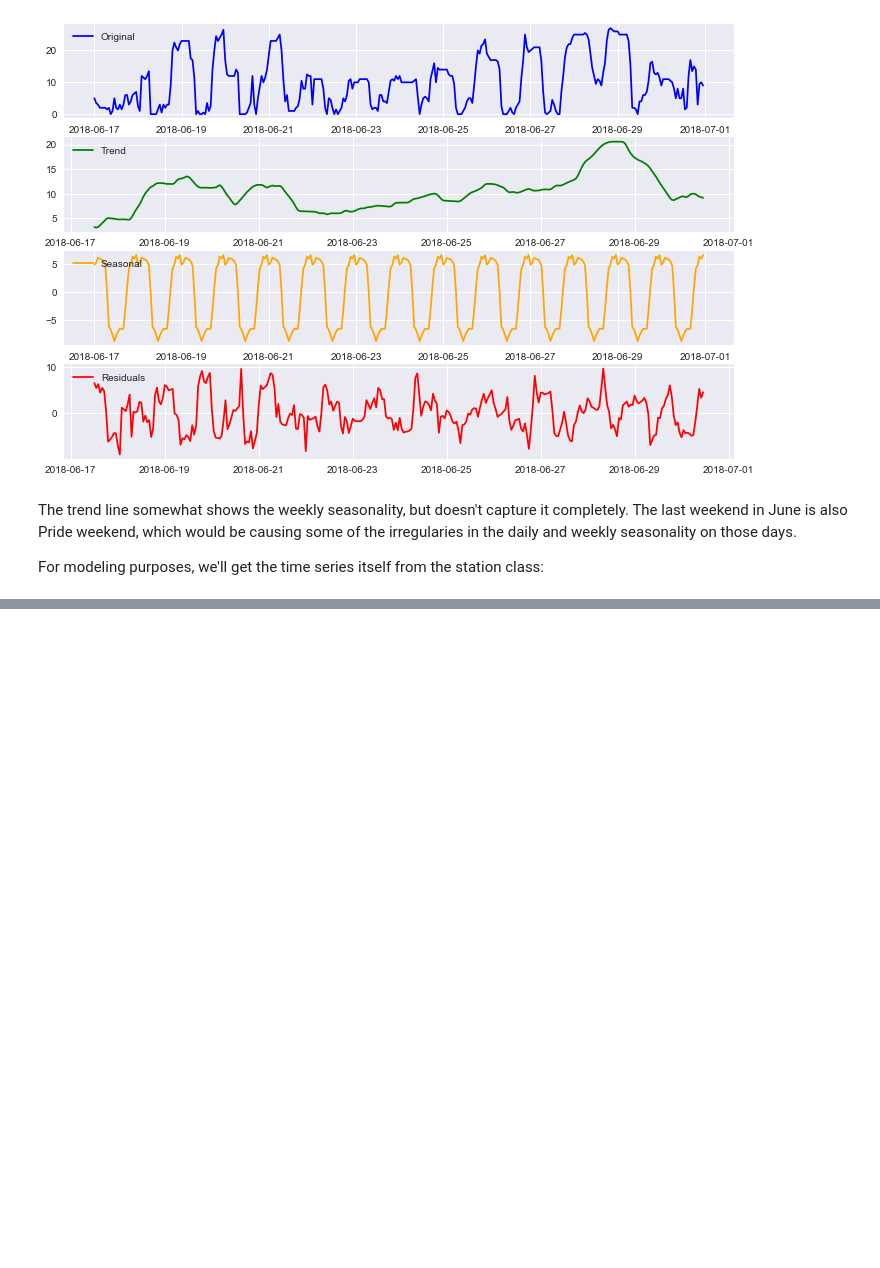
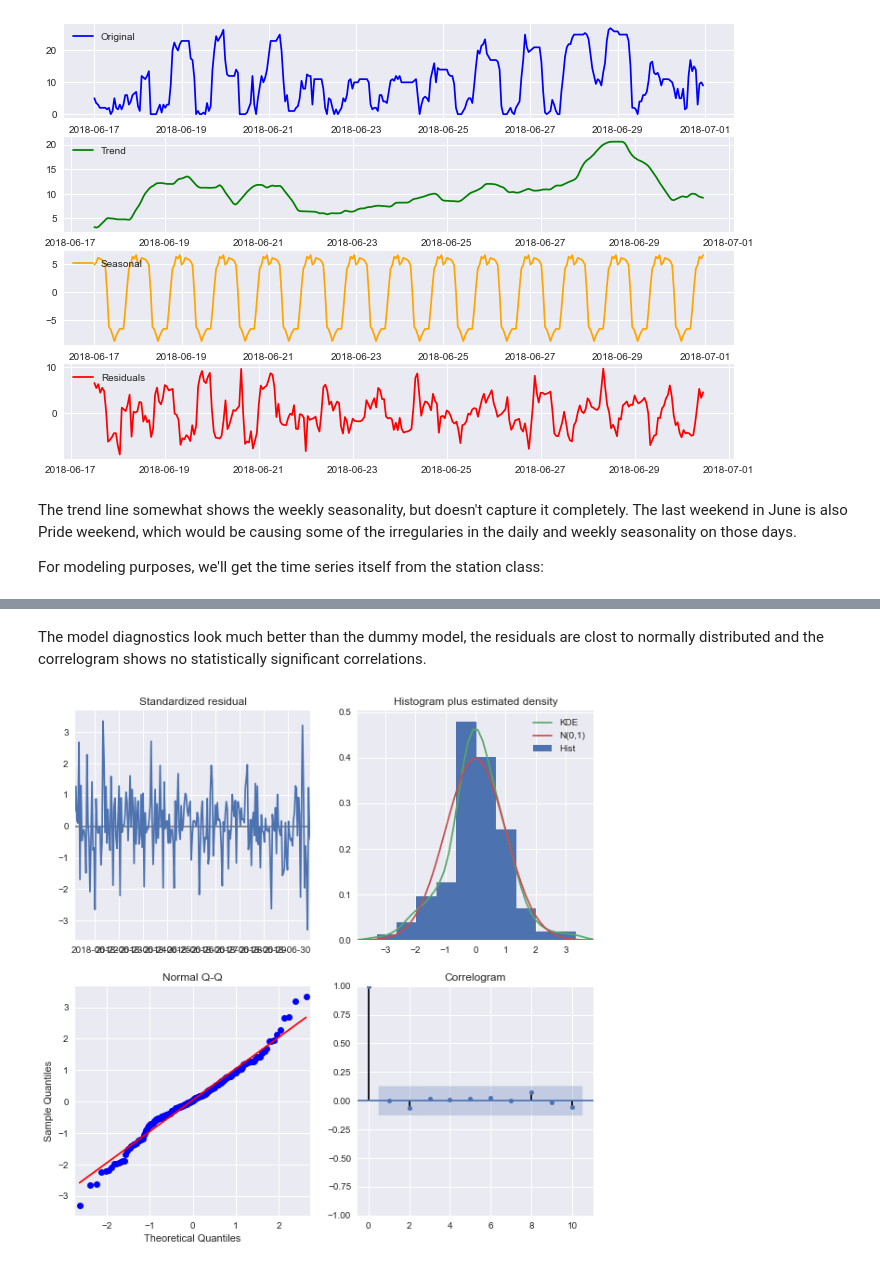
Before and after one commit to mitkrieg/citibike-timeseries, a Jupyter notebook: 02_modeling.ipynb, the cells around one changed output, grey strips where cells are left out. Saved outputs shown, nothing was run; the diff lists cells and outputs as text; code cells hidden in the pictures; blank space fills up the shorter version.

```diff
--- a/02_modeling.ipynb
+++ b/02_modeling.ipynb
@@ -152,0 +299,6 @@ arima = ARIMA()
+# %%
+best_sarima = SARIMAX(ts, order=(1,1,2),seasonal_order=(0,2,2,24),
+                    enforce_invertibility=False,enforce_stationarity=False)
+results = best_sarima.fit()
+
+results.summary()
@@ -152,0 +327,6 @@ arima = ARIMA()
+# %% [markdown]
+The model diagnostics look much better than the dummy model, the residuals are clost to normally distributed and the correlogram shows no statistically significant correlations.
+# %%
+results.plot_diagnostics(figsize = (10,10));
+# %% [output]
+[figure, added]
```
Also changed, not shown: parts of 42 cells of this notebook, 3 other files.
